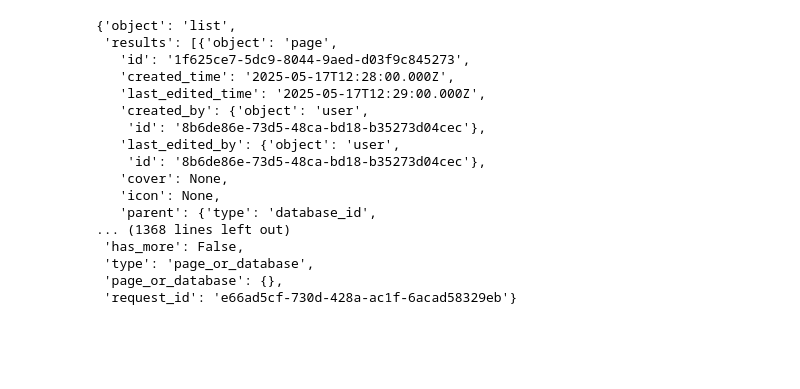
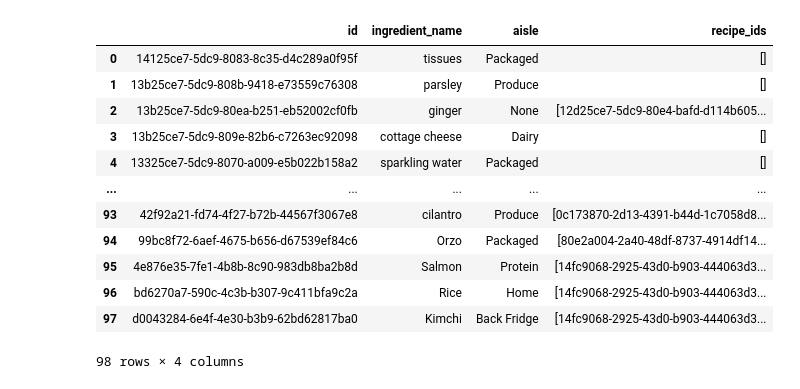
Before and after one commit to allykrinsky/graph-grocery-list, a Jupyter notebook: grocery_notion_test.ipynb, the cells around one changed output. Saved outputs shown, nothing was run; the diff lists cells and outputs as text; code cells hidden in the pictures; blank space fills up the shorter version.

```diff
--- a/grocery_notion_test.ipynb
+++ b/grocery_notion_test.ipynb
@@ -28,25 +28,3 @@ databases = {
 notion_rec = Client(auth=databases['Recipe']['token'])
 # notion_rec = Client(auth="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")
 notion_ing = Client(auth=databases['Ingredient']['token'])
-# %%
-notion_rec.databases.query(
-        database_id=databases['Recipe']['ID'],
-        )
-# %% [output]
-{'object': 'list',
- 'results': [{'object': 'page',
-   'id': '1f625ce7-5dc9-8044-9aed-d03f9c845273',
-   'created_time': '2025-05-17T12:28:00.000Z',
-   'last_edited_time': '2025-05-17T12:29:00.000Z',
-   'created_by': {'object': 'user',
-    'id': '8b6de86e-73d5-48ca-bd18-b35273d04cec'},
-   'last_edited_by': {'object': 'user',
-    'id': '8b6de86e-73d5-48ca-bd18-b35273d04cec'},
-   'cover': None,
-   'icon': None,
-   'parent': {'type': 'database_id',
-... (1368 lines left out)
- 'has_more': False,
- 'type': 'page_or_database',
- 'page_or_database': {},
- 'request_id': 'e66ad5cf-730d-428a-ac1f-6acad58329eb'}
@@ -52,0 +52,30 @@ notion_rec.databases.query(
+# %%
+# parse notion ingredient response
+
+df = pd.DataFrame([
+    {
+        "id": val["id"],
+        "ingredient_name": val["properties"]["Name"]["title"][0]["plain_text"]
+            if val["properties"]["Name"]["title"] else None,
+        "aisle": val["properties"]["Aisle"]["select"]["name"]
+            if val["properties"]["Aisle"]["select"] else None,
+        "recipe_ids": [r["id"] for r in val["properties"]["Recipes"]["relation"]],
+    }
+    for val in ing_response["results"]
+])
+
+df
+# %% [output]
+|  | id | ingredient_name | aisle | recipe_ids |
+| 0 | 14125ce7-5dc9-8083-8c35-d4c289a0f95f | tissues | Packaged | [] |
+| 1 | 13b25ce7-5dc9-808b-9418-e73559c76308 | parsley | Produce | [] |
+| 2 | 13b25ce7-5dc9-80ea-b251-eb52002cf0fb | ginger | None | [12d25ce7-5dc9-80e4-bafd-d114b605... |
+| 3 | 13b25ce7-5dc9-809e-82b6-c7263ec92098 | cottage cheese | Dairy | [] |
+| 4 | 13325ce7-5dc9-8070-a009-e5b022b158a2 | sparkling water | Packaged | [] |
+| ... | ... | ... | ... | ... |
+| 93 | 42f92a21-fd74-4f27-b72b-44567f3067e8 | cilantro | Produce | [0c173870-2d13-4391-b44d-1c7058d8... |
+| 94 | 99bc8f72-6aef-4675-b656-d67539ef84c6 | Orzo | Packaged | [80e2a004-2a40-48df-8737-4914df14... |
+| 95 | 4e876e35-7fe1-4b8b-8c90-983db8ba2b8d | Salmon | Protein | [14fc9068-2925-43d0-b903-444063d3... |
+| 96 | bd6270a7-590c-4c3b-b307-9c411bfa9c2a | Rice | Home | [14fc9068-2925-43d0-b903-444063d3... |
+| 97 | d0043284-6e4f-4e30-b3b9-62bd62817ba0 | Kimchi | Back Fridge | [14fc9068-2925-43d0-b903-444063d3... |
+98 rows × 4 columns
```
Also changed, not shown: parts of 8 cells of this notebook, 1 other file.
